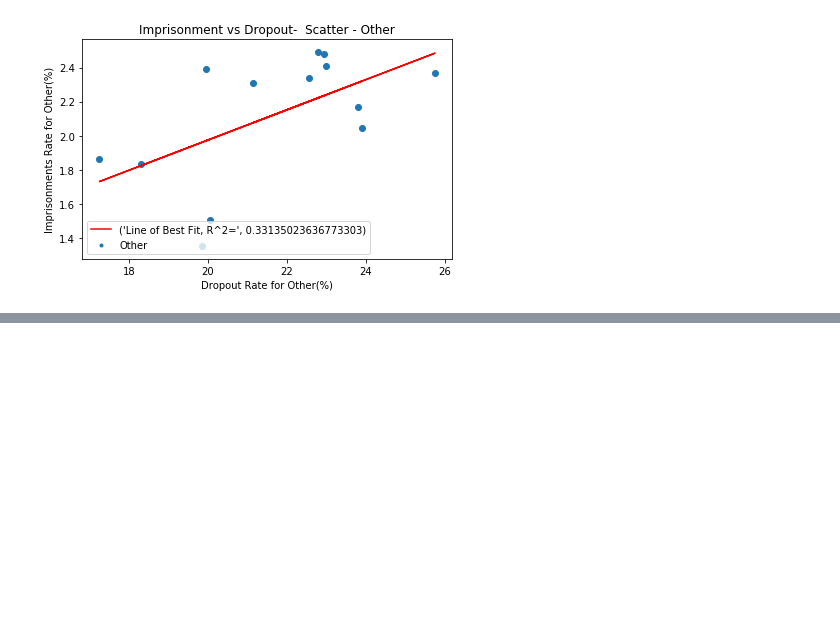
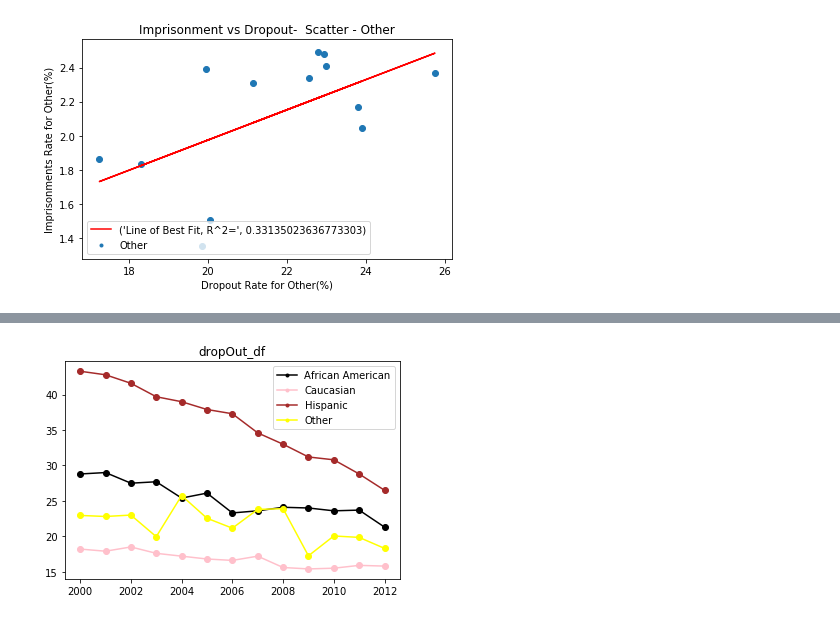
Before and after one commit to callanyan/BootCamp_GroupProjecT_Team5-by-5, a Jupyter notebook: Cleaning_Actual/ImprisonmentData_07.ipynb, the cells around one changed output, grey strips where cells are left out. Drawn from its saved outputs; the diff is of its cells as text; code cells hidden in the pictures; blank space fills up the shorter version.

```diff
--- a/Cleaning_Actual/ImprisonmentData_07.ipynb
+++ b/Cleaning_Actual/ImprisonmentData_07.ipynb
@@ -409,0 +411,12 @@ plt.show()
+# %%
+dropOut_df
+plt.plot(dropOut_df.index, dropOut_df["African American"], '-o', color='black')
+plt.plot(dropOut_df.index, dropOut_df["Caucasian"], '-o', color='pink')
+plt.plot(dropOut_df.index, dropOut_df["Hispanic"], '-o', color='brown')
+plt.plot(dropOut_df.index, dropOut_df["Other"], '-o', color='yellow')
+plt.legend(labels=dropOut_df.columns, loc="best", markerscale=.5)
+plt.title("Total_drop_out_rates_by_year_and_race")
+plt.savefig('../Graphs/Total_drop_out_rates_by_year_and_race.png')
+plt.show()
+# %% [output]
+[figure, added]
```
Also changed, not shown: parts of 7 cells of this notebook, 9 other files.
